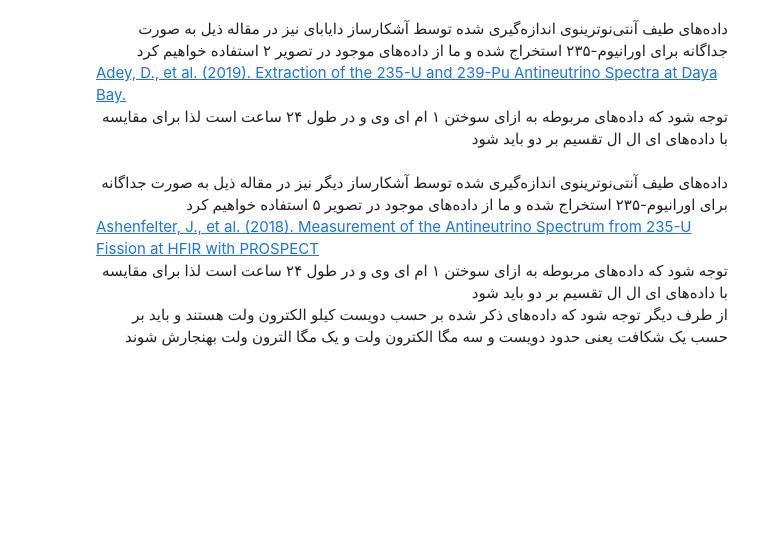
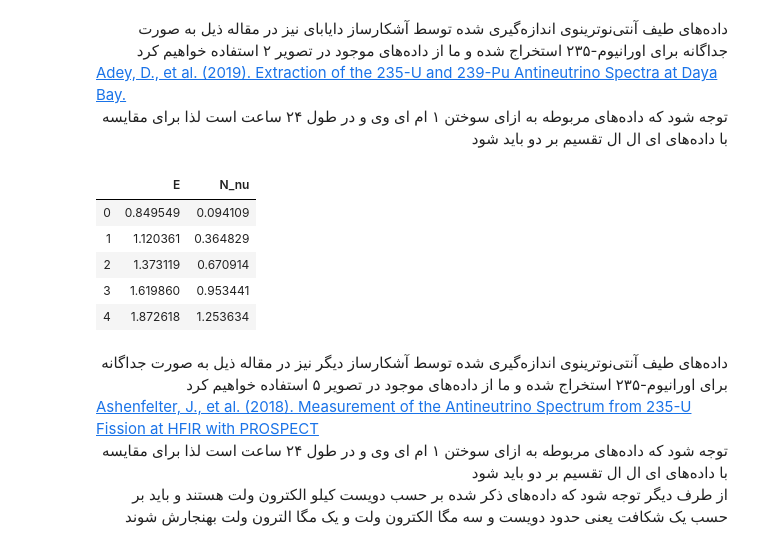
Before and after one commit to dehpour/Reactor-Antineutrino-Flux-Analysis, a Jupyter notebook: ILL's Phenomenological Model Predicted Antineutrino Flux Compare with Recently Observations.ipynb, the cells around one changed output. Drawn from its saved outputs; the diff is of its cells as text; code cells hidden in the pictures; blank space fills up the shorter version.

```diff
--- a/ILL's Phenomenological Model Predicted Antineutrino Flux Compare with Recently Observations.ipynb
+++ b/ILL's Phenomenological Model Predicted Antineutrino Flux Compare with Recently Observations.ipynb
@@ -59,3 +62,14 @@ E_DYB_235U, N_DYB_235U = DYB_235U[:,0], (DYB_235U[:,1]/2)
+# %%
+DYB_235U = pd.read_csv('https://raw.githubusercontent.com/dehpour/Reactor-Antineutrino-Flux-Analysis/main/db/2019Adey_N_nu_E_235U.csv')
+E_DYB_235U, N_DYB_235U = DYB_235U['E'], DYB_235U['N_nu']/2
+DYB_235U.head()
+# %% [output]
+|  | E | N_nu |
+| 0 | 0.849549 | 0.094109 |
+| 1 | 1.120361 | 0.364829 |
+| 2 | 1.373119 | 0.670914 |
+| 3 | 1.619860 | 0.953441 |
+| 4 | 1.872618 | 1.253634 |
 # %% [markdown]
 <div dir= "rtl" align="right">
 داده‌های طیف آنتی‌نوترینوی اندازه‌گیری شده توسط آشکارساز دیگر نیز در مقاله ذیل به صورت جداگانه برای اورانیوم-۲۳۵ استخراج شده و ما از داده‌های موجود در تصویر ۵ استفاده خواهیم کرد
```
Also changed, not shown: parts of 10 cells of this notebook.
